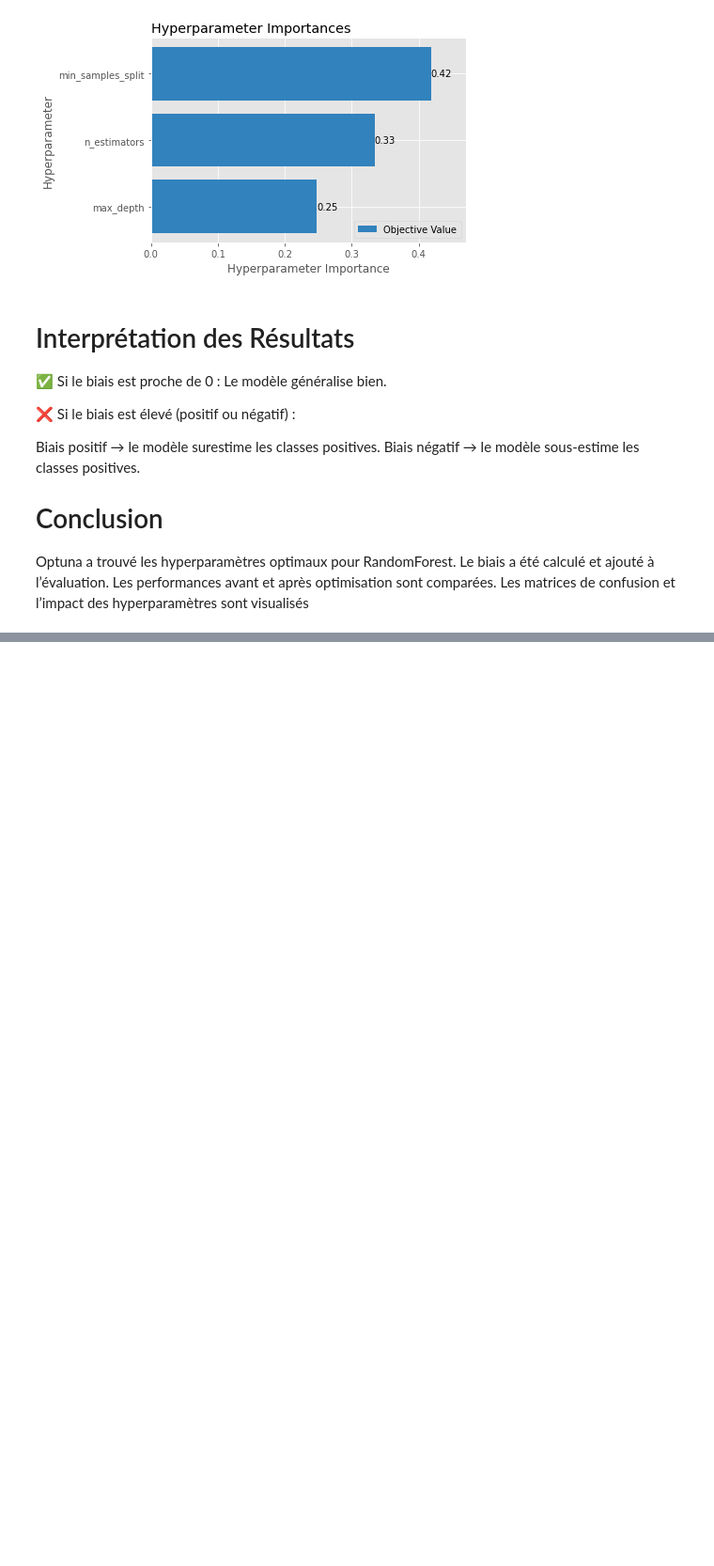
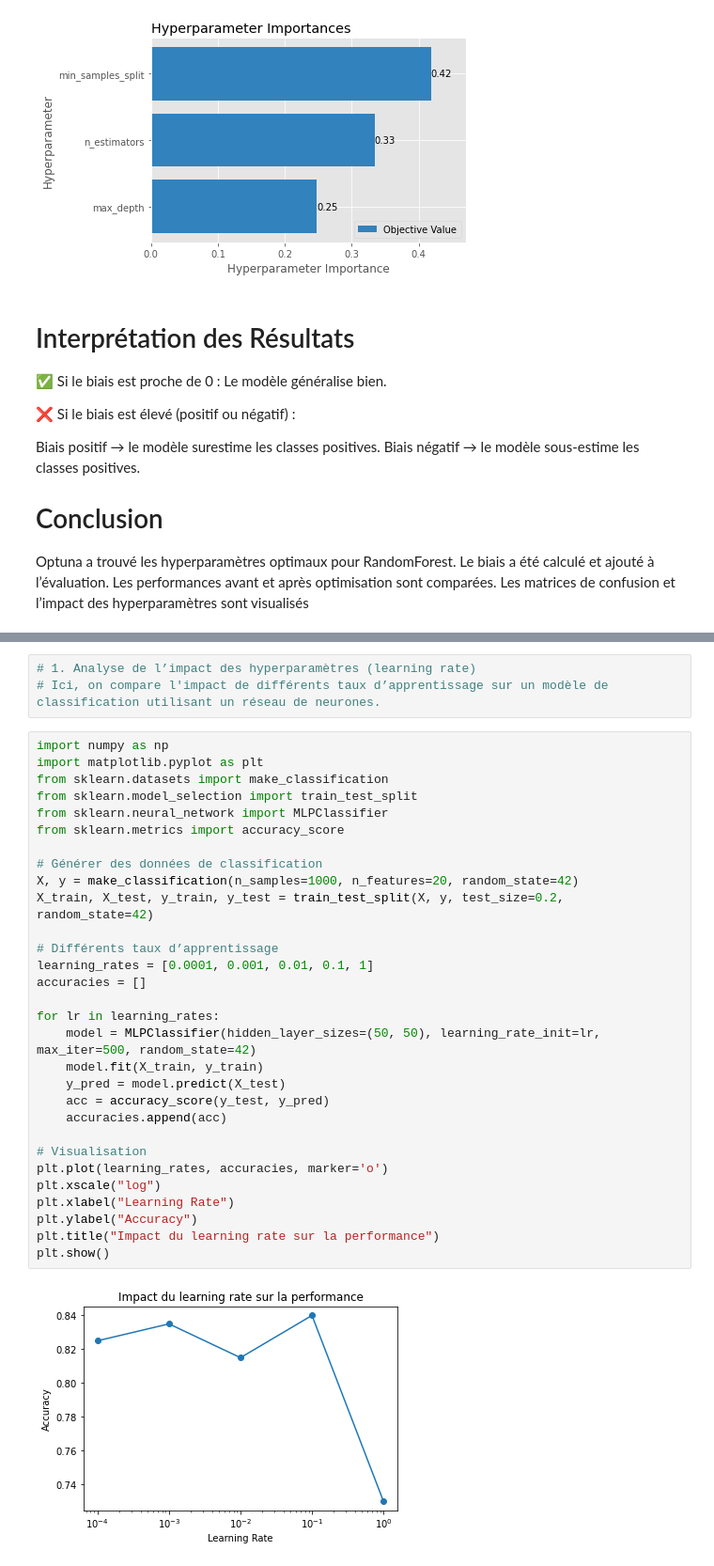
Before and after one commit to NANKENGDJIMYDAMESSE/RecherchesEreiLab, a Jupyter notebook: TpEfreiReseaschLab.ipynb, the cells around one changed output, grey strips where cells are left out. Shown: that part at 94% size. Saved outputs shown, nothing was run; the diff lists cells and outputs as text; blank space fills up the shorter version.

```diff
--- a/TpEfreiReseaschLab.ipynb
+++ b/TpEfreiReseaschLab.ipynb
@@ -301,0 +322,35 @@ Les matrices de confusion et l’impact des hyperparamètres sont visualisés
+# %%
+# 1. Analyse de l’impact des hyperparamètres (learning rate)
+# Ici, on compare l'impact de différents taux d’apprentissage sur un modèle de classification utilisant un réseau de neurones.
+# %%
+import numpy as np
+import matplotlib.pyplot as plt
+from sklearn.datasets import make_classification
+from sklearn.model_selection import train_test_split
+from sklearn.neural_network import MLPClassifier
+from sklearn.metrics import accuracy_score
+
+# Générer des données de classification
+X, y = make_classification(n_samples=1000, n_features=20, random_state=42)
+X_train, X_test, y_train, y_test = train_test_split(X, y, test_size=0.2, random_state=42)
+
+# Différents taux d’apprentissage
+learning_rates = [0.0001, 0.001, 0.01, 0.1, 1]
+accuracies = []
+
+for lr in learning_rates:
+    model = MLPClassifier(hidden_layer_sizes=(50, 50), learning_rate_init=lr, max_iter=500, random_state=42)
+    model.fit(X_train, y_train)
+    y_pred = model.predict(X_test)
+    acc = accuracy_score(y_test, y_pred)
+    accuracies.append(acc)
+
+# Visualisation
+plt.plot(learning_rates, accuracies, marker='o')
+plt.xscale("log")
+plt.xlabel("Learning Rate")
+plt.ylabel("Accuracy")
+plt.title("Impact du learning rate sur la performance")
+plt.show()
+# %% [output]
+[figure, added]
```
Also changed, not shown: parts of 12 cells of this notebook.
